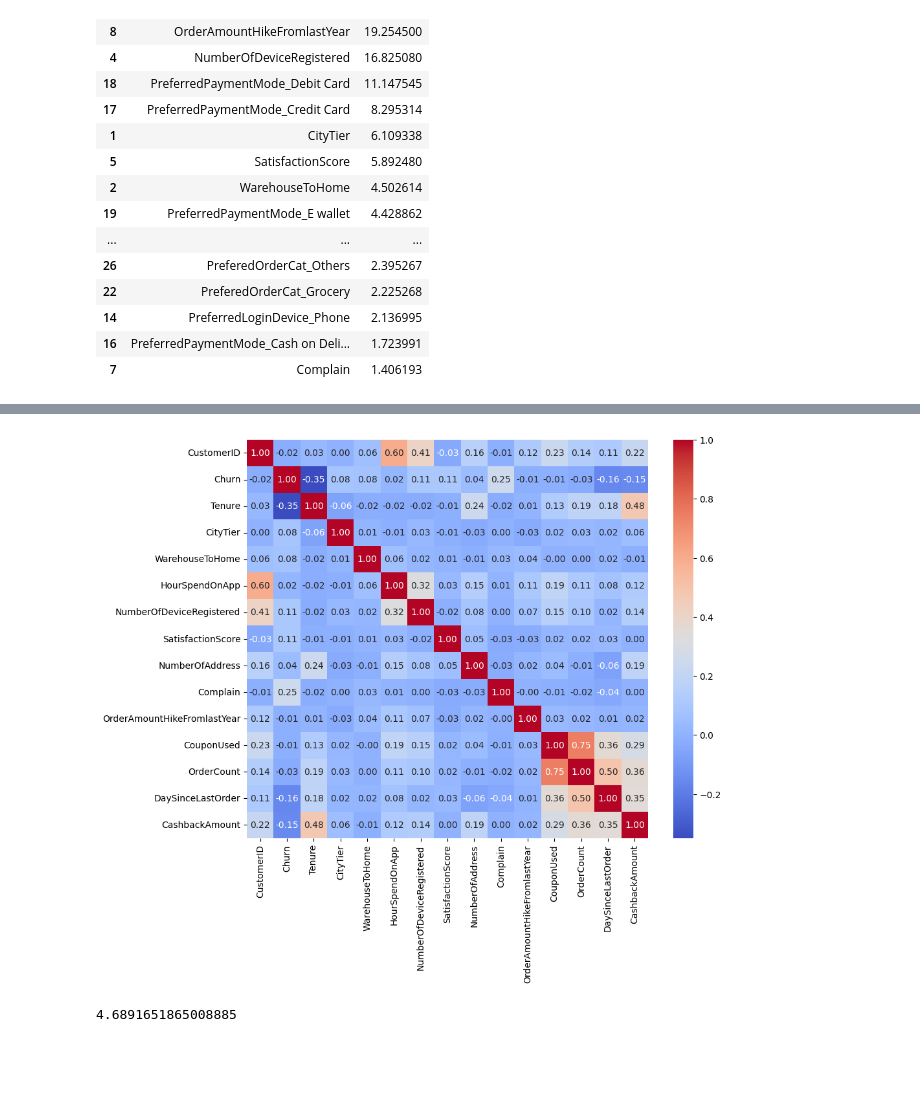
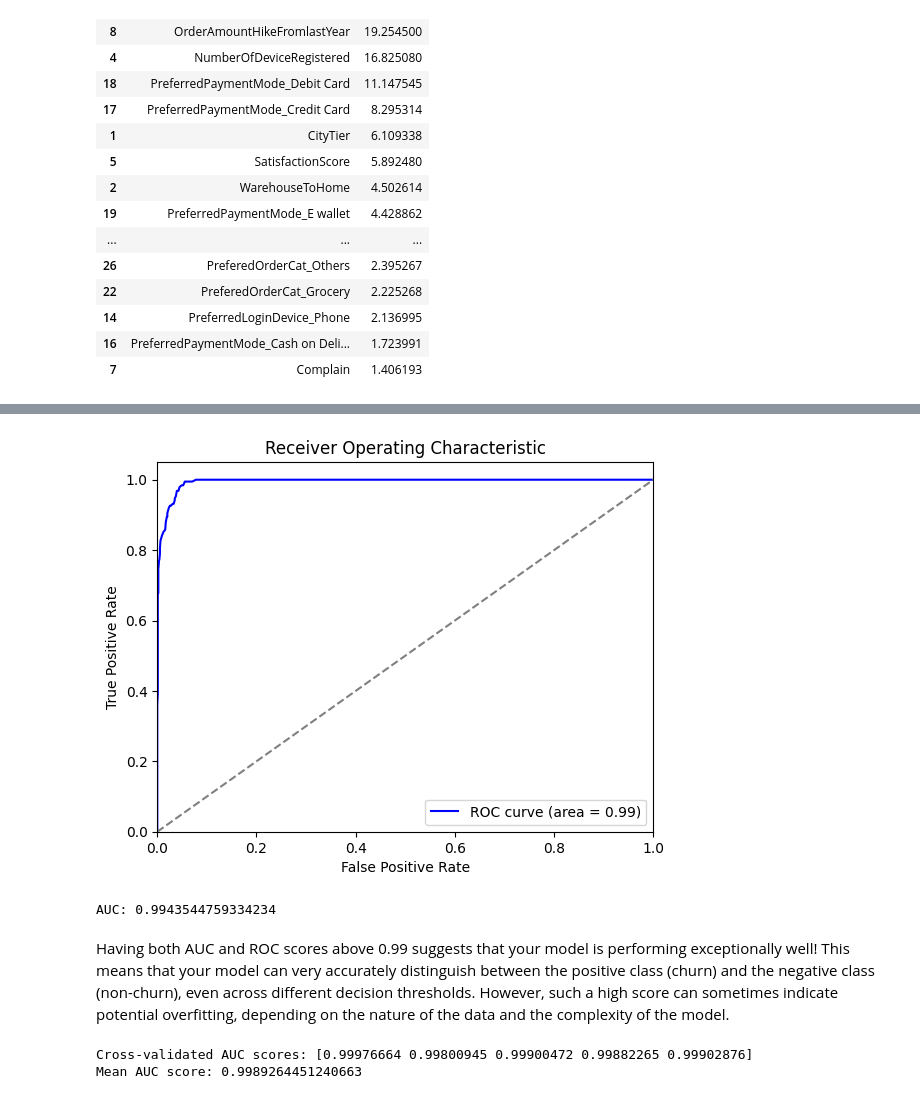
Before and after one commit to aktrikx/mp_cp_ak, a Jupyter notebook: churn_prediction.ipynb, the cells around one changed output, grey strips where cells are left out. Drawn from its saved outputs; the diff is of its cells as text; code cells hidden in the pictures; blank space fills up the shorter version.

```diff
--- a/churn_prediction.ipynb
+++ b/churn_prediction.ipynb
@@ -302,0 +379,15 @@ df['Churn'].value_counts(normalize=True) * 100
+# %%
+# Training Logistic regression model
+
+# Initialize the model
+model = LogisticRegression()
+
+# Train the model
+model.fit(X_train, y_train)
+
+# Make predictions
+y_pred = model.predict(X_test)
+
+# Evaluate the model
+print("Accuracy:", accuracy_score(y_test, y_pred))
+print("Classification Report:\n", classification_report(y_test, y_pred))
@@ -380,18 +473,33 @@ Name: Churn, dtype: float64
-# %%
-# Creating heatmap to analyse correleation between variables
-correlation_matrix = numerical_df.corr()
-
-# Set up the matplotlib figure
-plt.figure(figsize=(10, 8))
-
-# Create a heatmap for the correlation matrix
-sns.heatmap(correlation_matrix, annot=True, cmap='coolwarm', fmt='.2f')
-
-# Show the plot
-plt.show()
-# %% [output]
-[figure, removed]
-# %%
-264*100/5630
-# %% [output]
-4.6891651865008885
+# %%
+# Ploting ROC Curve
+y_prob = model.predict_proba(X_test)[:, 1]
+fpr, tpr, thresholds = roc_curve(y_test, y_prob)
+
+plt.figure()
+plt.plot(fpr, tpr, color='blue', label='ROC curve (area = %0.2f)' % roc_auc_score(y_test, y_prob))
+plt.plot([0, 1], [0, 1], color='grey', linestyle='--')  # Diagonal line for random guessing
+plt.xlim([0.0, 1.0])
+plt.ylim([0.0, 1.05])
+plt.xlabel('False Positive Rate')
+plt.ylabel('True Positive Rate')
+plt.title('Receiver Operating Characteristic')
+plt.legend(loc="lower right")
+plt.show()
+# %% [output]
+[figure, added]
+# %%
+# Plotting AUC
+auc = roc_auc_score(y_test, y_prob)
+print(f"AUC: {auc}")
+# %% [output]
+AUC: 0.9943544759334234
+# %% [markdown]
+Having both AUC and ROC scores above 0.99 suggests that your model is performing exceptionally well! This means that your model can very accurately distinguish between the positive class (churn) and the negative class (non-churn), even across different decision thresholds. However, such a high score can sometimes indicate potential overfitting, depending on the nature of the data and the complexity of the model.
+# %%
+from sklearn.model_selection import cross_val_score
+cv_scores = cross_val_score(model, X, y, cv=5, scoring='roc_auc')
+print(f"Cross-validated AUC scores: {cv_scores}")
+print(f"Mean AUC score: {cv_scores.mean()}")
+# %% [output]
+Cross-validated AUC scores: [0.99976664 0.99800945 0.99900472 0.99882265 0.99902876]
+Mean AUC score: 0.9989264451240663
```
Also changed, not shown: parts of 28 cells of this notebook.
